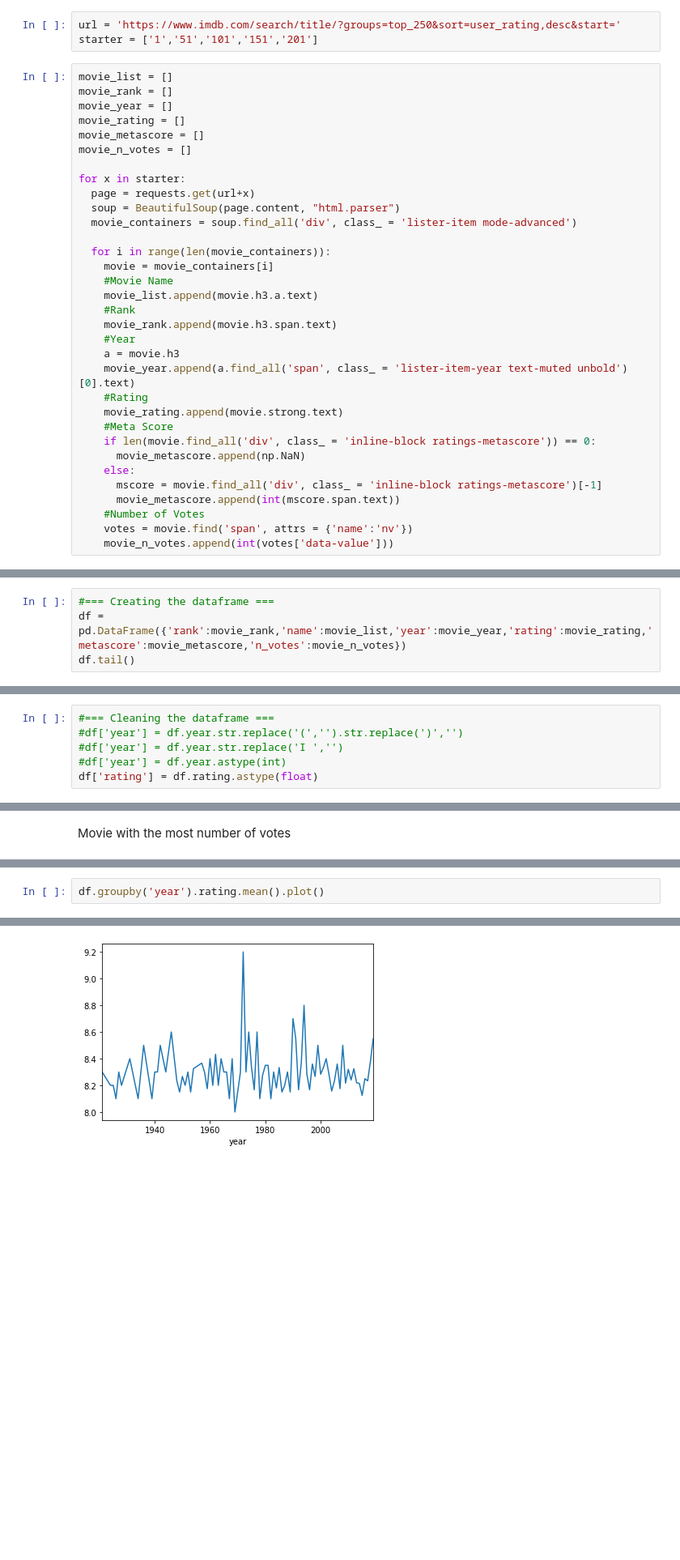
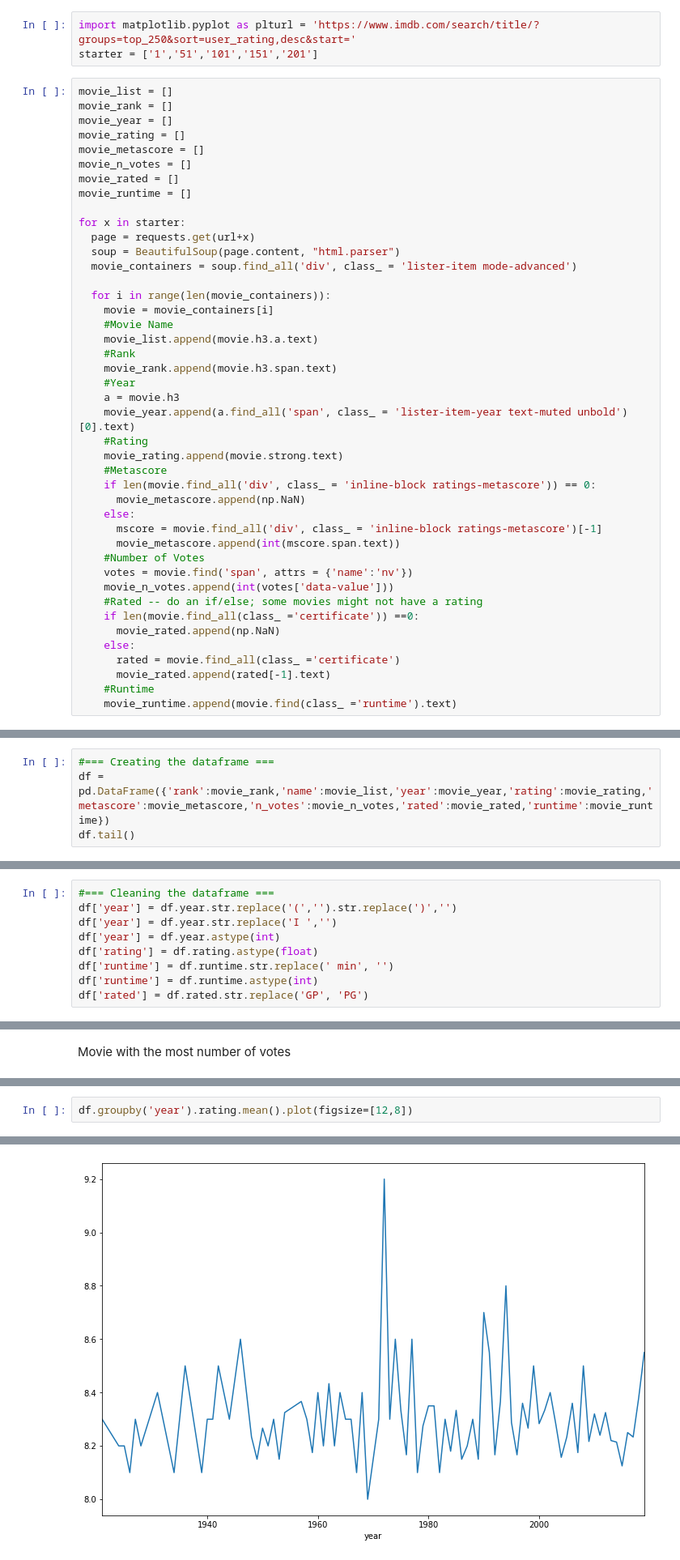
Before and after one commit to isaacmoore/random_analysis, a Jupyter notebook: Question 6/Scrape_the_IMDB_Top_250_Movies.ipynb, the cells around one changed output, grey strips where cells are left out. Shown: that part at 81% size. Drawn from its saved outputs; the diff is of its cells as text; blank space fills up the shorter version.

Commit message:
More analysis and plots

```diff
--- a/Question 6/Scrape_the_IMDB_Top_250_Movies.ipynb
+++ b/Question 6/Scrape_the_IMDB_Top_250_Movies.ipynb
@@ -8,5 +10,5 @@ from bs4 import BeautifulSoup
 # %%
-url = 'https://www.imdb.com/search/title/?groups=top_250&sort=user_rating,desc&start='
+import matplotlib.pyplot as plturl = 'https://www.imdb.com/search/title/?groups=top_250&sort=user_rating,desc&start='
 starter = ['1','51','101','151','201']
 # %%
 movie_list = []
@@ -15,6 +17,8 @@ movie_year = []
 movie_rating = []
 movie_metascore = []
 movie_n_votes = []
+movie_rated = []
+movie_runtime = []
 
 for x in starter:
   page = requests.get(url+x)
@@ -32,7 +36,7 @@ for x in starter:
     movie_year.append(a.find_all('span', class_ = 'lister-item-year text-muted unbold')[0].text)
     #Rating
     movie_rating.append(movie.strong.text)
-    #Meta Score
+    #Metascore
     if len(movie.find_all('div', class_ = 'inline-block ratings-metascore')) == 0:
       movie_metascore.append(np.NaN)
     else:
@@ -41,3 +45,11 @@ for x in starter:
     #Number of Votes
     votes = movie.find('span', attrs = {'name':'nv'})
     movie_n_votes.append(int(votes['data-value']))
+    #Rated -- do an if/else; some movies might not have a rating
+    if len(movie.find_all(class_ ='certificate')) ==0:
+      movie_rated.append(np.NaN)
+    else:
+      rated = movie.find_all(class_ ='certificate')
+      movie_rated.append(rated[-1].text)
+    #Runtime
+    movie_runtime.append(movie.find(class_ ='runtime').text)
@@ -44,5 +64,5 @@ for x in starter:
 # %%
 #=== Creating the dataframe ===
-df = pd.DataFrame({'rank':movie_rank,'name':movie_list,'year':movie_year,'rating':movie_rating,'metascore':movie_metascore,'n_votes':movie_n_votes})
+df = pd.DataFrame({'rank':movie_rank,'name':movie_list,'year':movie_year,'rating':movie_rating,'metascore':movie_metascore,'n_votes':movie_n_votes,'rated':movie_rated,'runtime':movie_runtime})
 df.tail()
 # %% [output]
@@ -55,6 +75,9 @@ df.tail()
 # %%
 #=== Cleaning the dataframe ===
-#df['year'] = df.year.str.replace('(','').str.replace(')','')
-#df['year'] = df.year.str.replace('I ','')
-#df['year'] = df.year.astype(int)
+df['year'] = df.year.str.replace('(','').str.replace(')','')
+df['year'] = df.year.str.replace('I ','')
+df['year'] = df.year.astype(int)
 df['rating'] = df.rating.astype(float)
+df['runtime'] = df.runtime.str.replace(' min', '')
+df['runtime'] = df.runtime.astype(int)
+df['rated'] = df.rated.str.replace('GP', 'PG')
@@ -86,8 +183,8 @@ df[(df.n_votes == df.n_votes.max())]
 # %%
-df.groupby('year').rating.mean().plot()
+df.groupby('year').rating.mean().plot(figsize=[12,8])
 # %% [output]
 <matplotlib.axes._subplots.AxesSubplot at 0x...>
-[figure, old version]
+[figure, new version]
 # %%
 df.groupby('year').name.count().plot(kind='bar',figsize=[18,6])
 # %% [output]
```
Also changed, not shown: parts of 21 cells of this notebook.
